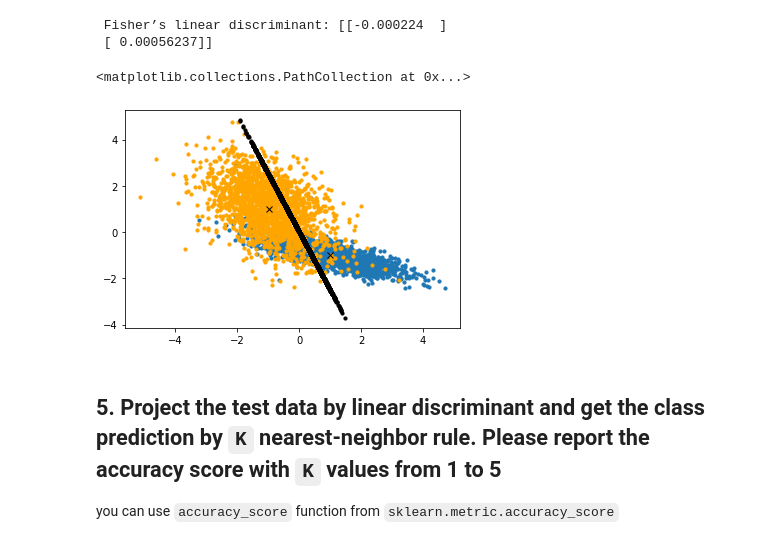
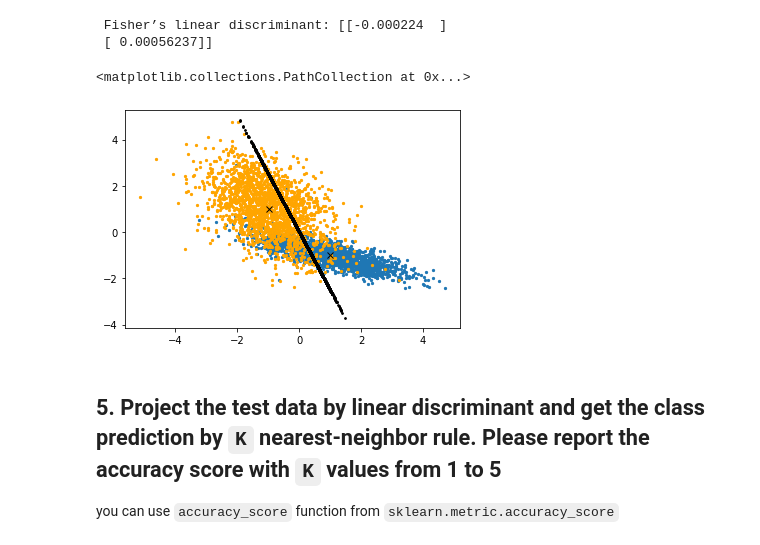
Before and after one commit to lon5948/Introduction-to-Machine-Learning, a Jupyter notebook: HW2/HW2.ipynb, the cells around one changed output. Cells and saved outputs as stored; diff of their text form; code cells hidden in the pictures.

```diff
--- a/HW2/HW2.ipynb
+++ b/HW2/HW2.ipynb
@@ -26,11 +26,11 @@ print(y_test.shape)
 class1 = []
 class2 = []
 
-for ind, y in np.ndenumerate(y_train):
+for ind, y in enumerate(y_train):
     if y == 0:
-        class1.append(x_train[ind[0]])
+        class1.append(x_train[ind])
     elif y == 1:
-        class2.append(x_train[ind[0]])
+        class2.append(x_train[ind])
 
 # turn into numpy array
 class1 = np.array(class1)
@@ -117,18 +117,18 @@ for x in x_train:
 projectDot = np.array(projectDot)
 # %%
 # show the training data
-plt.scatter(class1[:,0], class1[:,1], s=10)
-plt.scatter(class2[:,0], class2[:,1], s=10, color='orange')
+plt.scatter(class1[:,0], class1[:,1], s=5)
+plt.scatter(class2[:,0], class2[:,1], s=5, color='orange')
 
 # show the m1 and m2
 plt.plot(m1[0], m1[1], 'x', color='black')
 plt.plot(m2[0], m2[1], 'x', color='black')
 
 # show the projection dots
-plt.scatter(projectDot[:,0], projectDot[:,1], s=10, color='black')
+plt.scatter(projectDot[:,0], projectDot[:,1], s=3, color='black')
 # %% [output]
 <matplotlib.collections.PathCollection at 0x...>
-[figure, old version]
+[figure, new version]
 # %% [markdown]
 ## 5. Project the test data by linear discriminant and get the class prediction by `K` nearest-neighbor rule. Please report the accuracy score with `K` values from 1 to 5
 you can use `accuracy_score` function from `sklearn.metric.accuracy_score`
```
Also changed, not shown: parts of 6 cells of this notebook.
